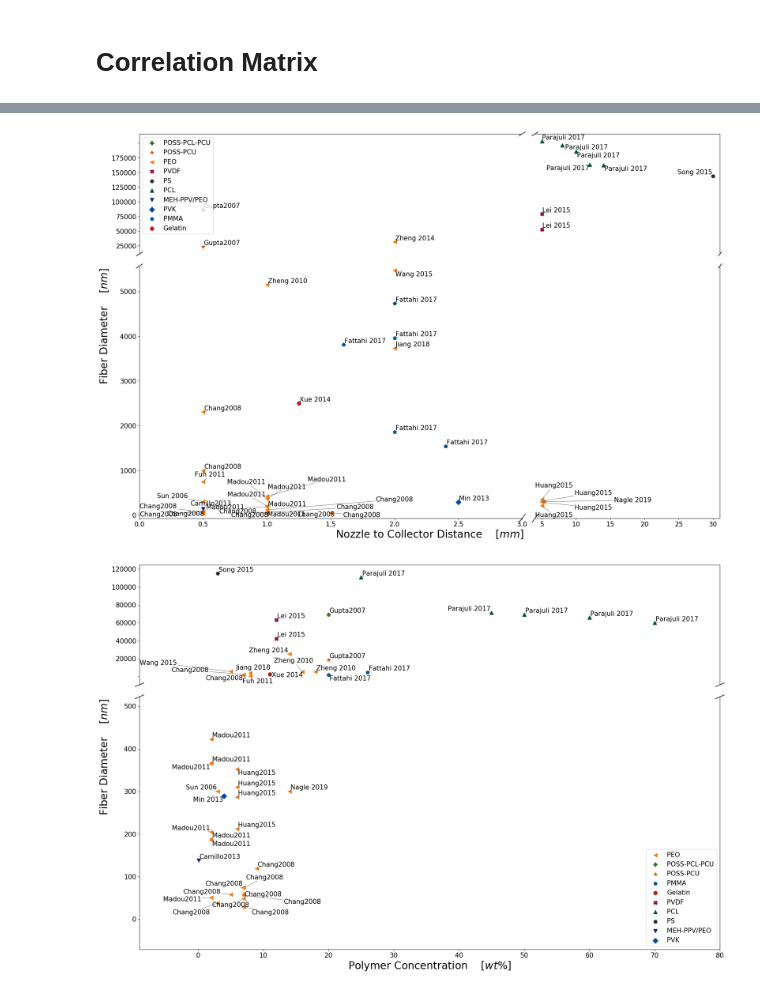
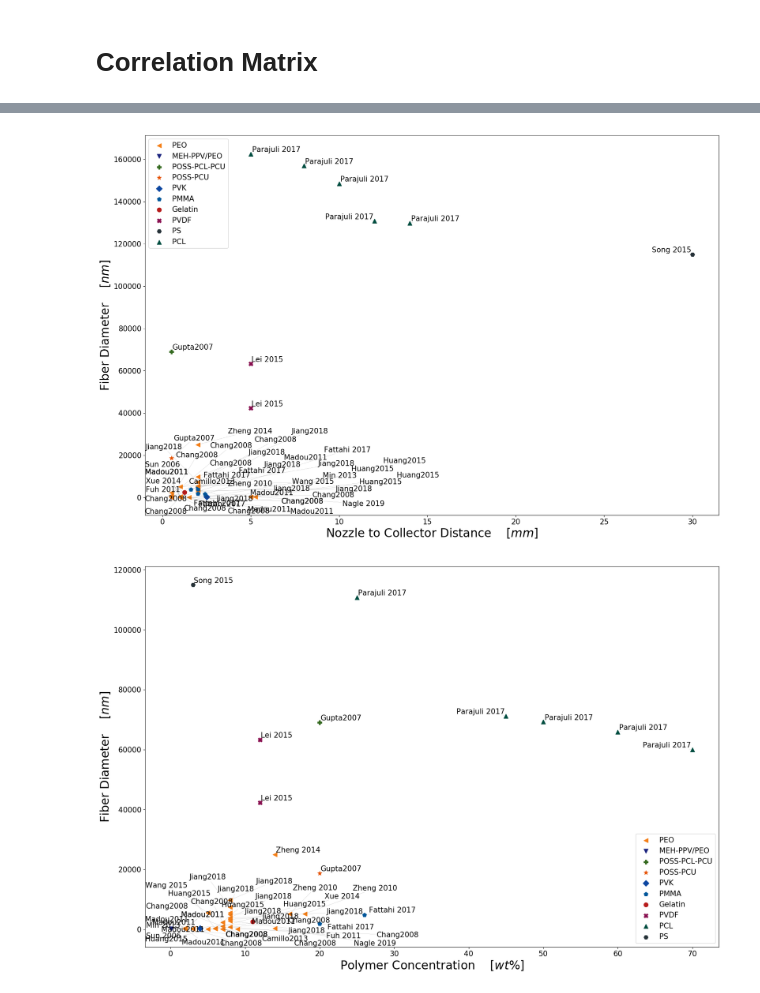
Before and after one commit to KiraSensei13/MNT_ITESM_Thesis, a Jupyter notebook: NFES_Review/_jupyterPlots/NFES_ReviewPaper.ipynb, the cells around one changed output, grey strips where cells are left out. Drawn from its saved outputs; the diff is of its cells as text; code cells hidden in the pictures.

```diff
--- a/NFES_Review/_jupyterPlots/NFES_ReviewPaper.ipynb
+++ b/NFES_Review/_jupyterPlots/NFES_ReviewPaper.ipynb
@@ -205,7 +205,7 @@ def scatterPlot_breakAxis(x_str, x_units, y_str, y_units, df, df_x, breakXlim=No
     polColour = new_df.iloc[:]['Polymer'];
 
     # PLOT SETUP
-    scale = 8;
+    scale = 7;
     fig   = plt.figure(figsize=(3*scale, 2*scale));
     plt.rc('xtick', labelsize=15)
     plt.rc('ytick', labelsize=15)
@@ -321,6 +321,9 @@ def scatterPlot_breakAxis(x_str, x_units, y_str, y_units, df, df_x, breakXlim=No
         handles1, labels1 = ax1.get_legend_handles_labels();
         lgd = dict(zip(labels0+labels1, handles0+handles1));
 
+        plt.xlabel(x_str + '    ' + x_units, fontsize=24);
+        plt.ylabel(y_str + '    ' + y_units, fontsize=24);
+
     elif (breakXlim != None and breakYlim == None): #only break the x-axis
         # Implement a 1row-3columns grid to plot an "axis break"
         # SMALL TOP - BIG BOTTOM
@@ -423,6 +426,9 @@ def scatterPlot_breakAxis(x_str, x_units, y_str, y_units, df, df_x, breakXlim=No
         handles0, labels0 = ax0.get_legend_handles_labels();
         handles1, labels1 = ax1.get_legend_handles_labels();
         lgd = dict(zip(labels0+labels1, handles0+handles1));
+
+        plt.xlabel(x_str + '    ' + x_units, fontsize=24);
+        plt.ylabel(y_str + '    ' + y_units, fontsize=24);
 
     elif (breakXlim != None and breakYlim != None): #break both axes
         # Implement a 3rows-3columns grid to plot an "axis break"
@@ -605,11 +611,14 @@ def scatterPlot_breakAxis(x_str, x_units, y_str, y_units, df, df_x, breakXlim=No
         handles3, labels3 = ax3.get_legend_handles_labels();
         lgd = dict(zip(labels0+labels1+labels2+labels3, handles0+handles1+handles2+handles3));
 
+        plt.xlabel(x_str + '    ' + x_units, fontsize=24);
+        plt.ylabel(y_str + '    ' + y_units, fontsize=24);
+
     else: #do not break any axes
         # Implement a 1row-1column grid to plot an "axis break"
         # SMALL TOP - BIG BOTTOM
-        grid = plt.GridSpec(1, 1, wspace=0.05);
-        ax0  = fig.add_subplot(grid[0, 0]); # ONLY part
+        grid = plt.GridSpec(1, 1);
+        ax0  = fig.add_subplot(grid[0, 0]);
 
         # Use breakYlim to split the data and plot accordingly on each subplot
         # Plot each point individually to give each a defined color according to its related polymer
@@ -635,9 +644,10 @@ def scatterPlot_breakAxis(x_str, x_units, y_str, y_units, df, df_x, breakXlim=No
         handles, labels = ax0.get_legend_handles_labels();
         lgd = dict(zip(labels, handles));
 
+        ax0.set_xlabel(x_str + '    ' + x_units, fontsize=24);
+        ax0.set_ylabel(y_str + '    ' + y_units, fontsize=24);
+
     # Display main plot
-    plt.xlabel(x_str + '    ' + x_units, fontsize=24);
-    plt.ylabel(y_str + '    ' + y_units, fontsize=24);
     plt.legend(lgd.values(), lgd.keys(), prop={'size': 15}, loc=legloc);
     #fig.tight_layout();
     #plt.subplots_adjust(bottom=0.1, right=0.8, top=0.9)
@@ -914,21 +924,21 @@ scatterPlot_breakAxis(x_str, x_units, y_str, y_units, df, df_x, breakXlim, break
 # %%
 x_str = 'Nozzle to Collector Distance'; x_units = r'$[mm]$';
 y_str = 'Fiber Diameter'; y_units = r'$[nm]$';
-breakXlim = 3;
-breakYlim = 6000;
+breakXlim = None; #3;
+breakYlim = None; #6000;
 legPos = 'upper left';
 scatterPlot_breakAxis(x_str, x_units, y_str, y_units, df, df_x, breakXlim, breakYlim, legPos);
 # %% [output]
-[figure, old version]
+[figure, new version]
 # %%
 x_str = 'Polymer Concentration'; x_units = r'$[wt\%]$';
 y_str = 'Fiber Diameter'; y_units = r'$[nm]$';
 breakXlim = None;
-breakYlim = 600;
+breakYlim = None; #600;
 legPos = 'lower right';
 scatterPlot_breakAxis(x_str, x_units, y_str, y_units, df, df_x, breakXlim, breakYlim, legPos);
 # %% [output]
-[figure, old version]
+[figure, new version]
 # %%
 # import pdfkit
 # path_wkthmltopdf = r'C:\Program Files\wkhtmltopdf\bin\wkhtmltopdf.exe'
```
Also changed, not shown: parts of 10 cells of this notebook, 18 other files.
